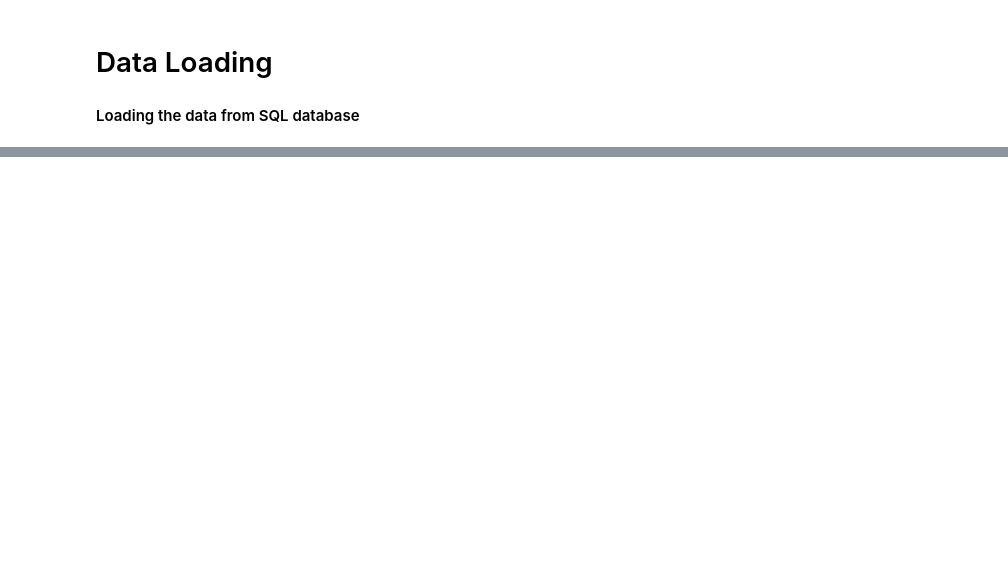
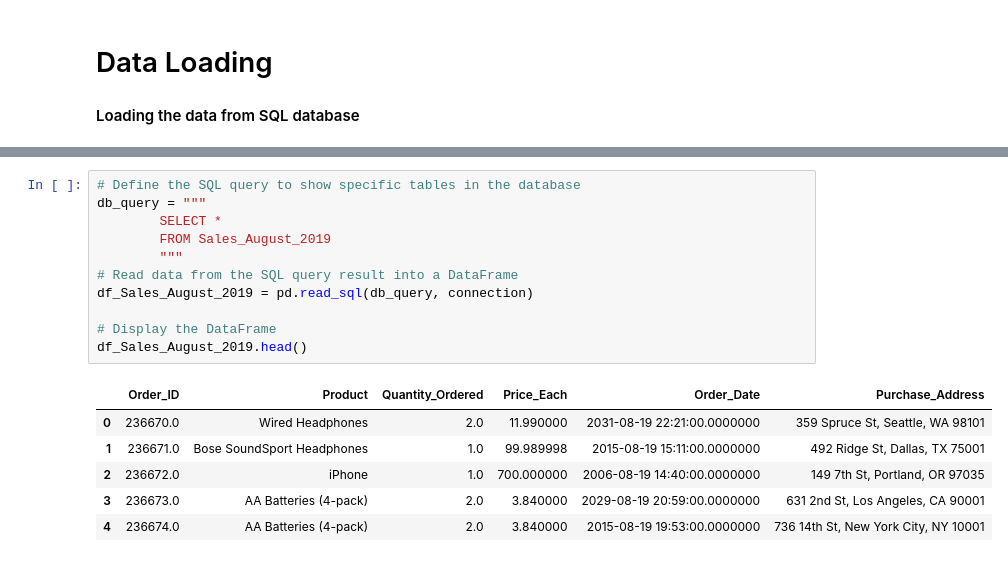
Before and after one commit to Theresah-Essuman/Sales-Data-Analysis-for-2019, a Jupyter notebook: notebook/main.ipynb, the cells around one changed output, grey strips where cells are left out. Saved outputs shown, nothing was run; the diff lists cells and outputs as text; blank space fills up the shorter version.

```diff
--- a/notebook/main.ipynb
+++ b/notebook/main.ipynb
@@ -87,0 +137,18 @@ except Exception as e:
+# %%
+# Define the SQL query to show specific tables in the database
+db_query = """
+        SELECT *
+        FROM Sales_August_2019
+        """
+# Read data from the SQL query result into a DataFrame
+df_Sales_August_2019 = pd.read_sql(db_query, connection)
+
+# Display the DataFrame
+df_Sales_August_2019.head()
+# %% [output]
+|  | Order_ID | Product | Quantity_Ordered | Price_Each | Order_Date | Purchase_Address |
+| 0 | 236670.0 | Wired Headphones | 2.0 | 11.990000 | 2031-08-19 22:21:00.0000000 | 359 Spruce St, Seattle, WA 98101 |
+| 1 | 236671.0 | Bose SoundSport Headphones | 1.0 | 99.989998 | 2015-08-19 15:11:00.0000000 | 492 Ridge St, Dallas, TX 75001 |
+| 2 | 236672.0 | iPhone | 1.0 | 700.000000 | 2006-08-19 14:40:00.0000000 | 149 7th St, Portland, OR 97035 |
+| 3 | 236673.0 | AA Batteries (4-pack) | 2.0 | 3.840000 | 2029-08-19 20:59:00.0000000 | 631 2nd St, Los Angeles, CA 90001 |
+| 4 | 236674.0 | AA Batteries (4-pack) | 2.0 | 3.840000 | 2015-08-19 19:53:00.0000000 | 736 14th St, New York City, NY 10001 |
```
Also changed, not shown: parts of 20 cells of this notebook, 6 other files.
